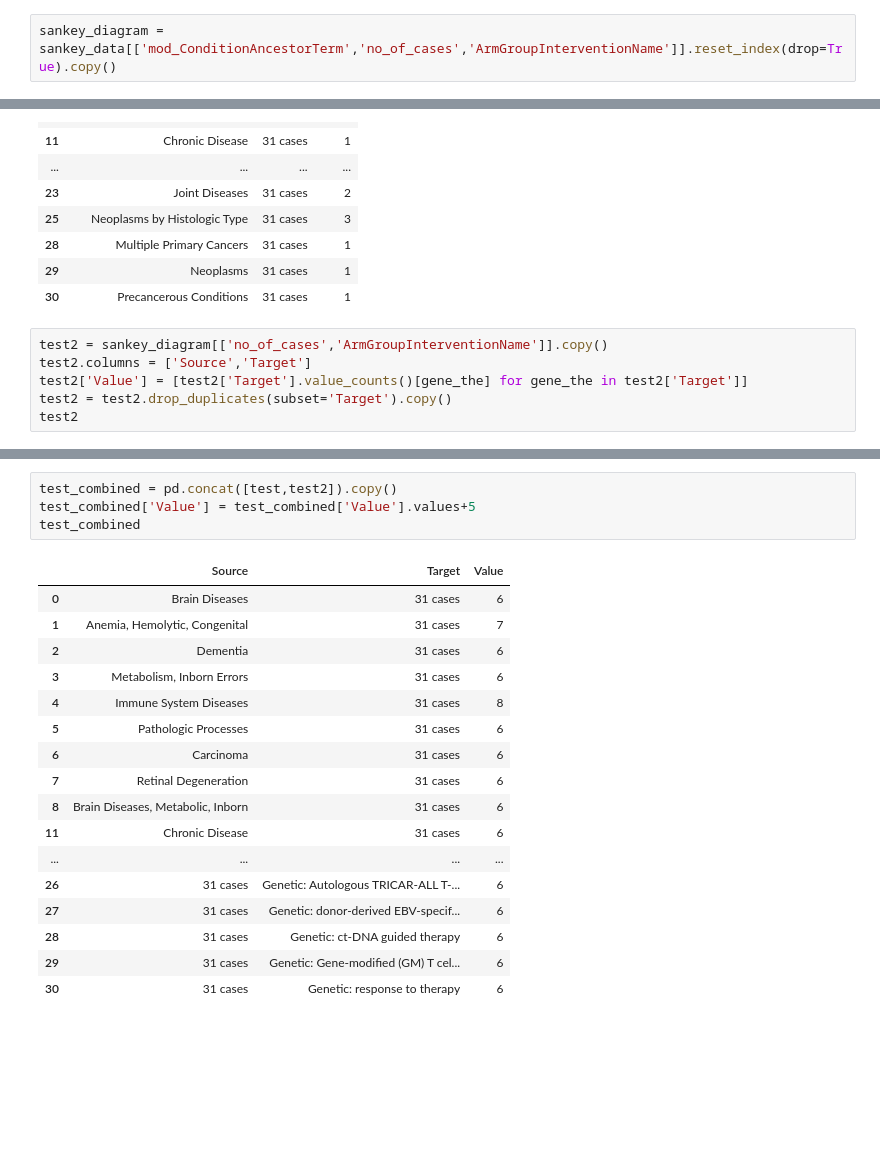
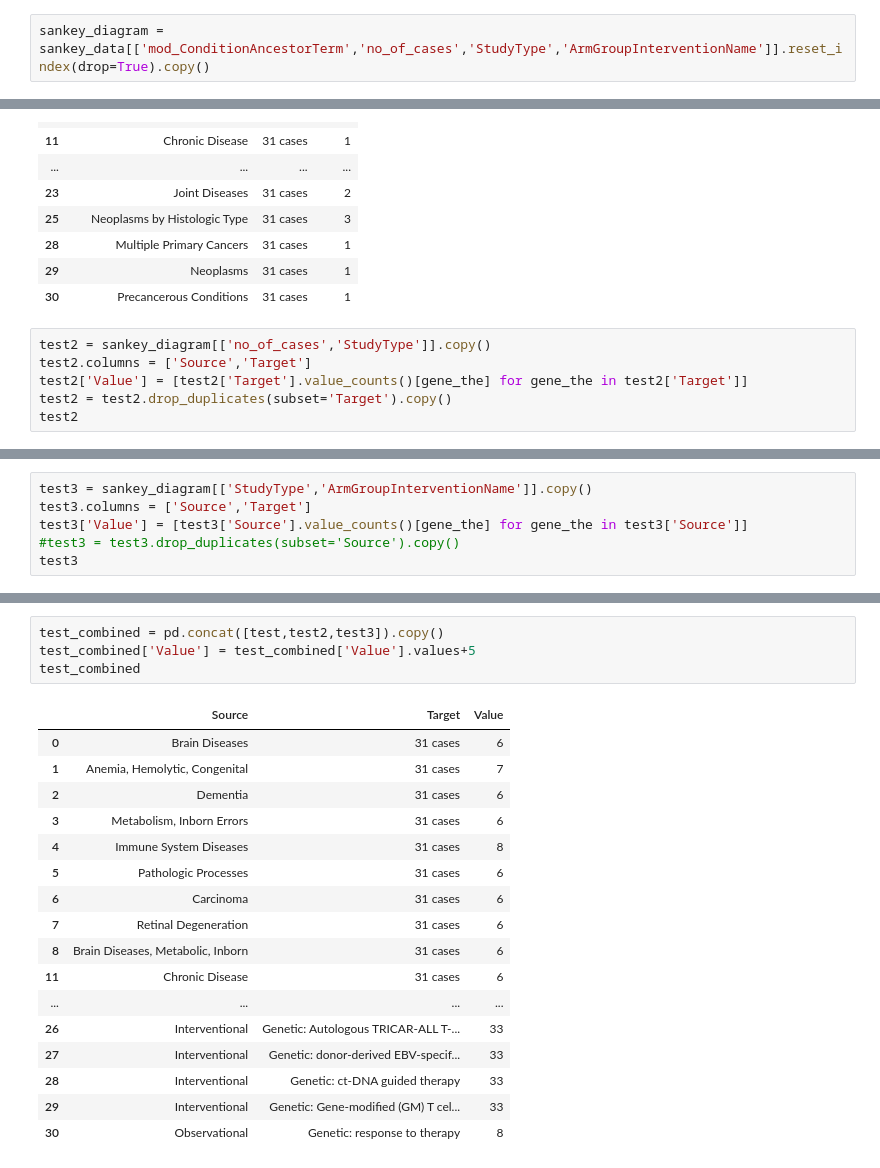
Before and after one commit to hshadman/testrun_, a Jupyter notebook: read_text.ipynb, the cells around one changed output, grey strips where cells are left out. Cells and saved outputs as stored; diff of their text form; blank space fills up the shorter version.

```diff
--- a/read_text.ipynb
+++ b/read_text.ipynb
@@ -223,7 +223,7 @@ sankey_data
 | 1313 | Long-Term Follow-up Protocol for ... | Interventional | June 19, 2018 | Neoplasms | Neoplasms | Genetic: Gene-modified (GM) T cel... | ... |
 | 1668 | Stem Cells And The Origins Of Bar... | Observational | January 2012 | Barrett's Esophagus | Precancerous Conditions|Neoplasms... | Genetic: response to therapy | ... |
 # %%
-sankey_diagram = sankey_data[['mod_ConditionAncestorTerm','no_of_cases','ArmGroupInterventionName']].reset_index(drop=True).copy()
+sankey_diagram = sankey_data[['mod_ConditionAncestorTerm','no_of_cases','StudyType','ArmGroupInterventionName']].reset_index(drop=True).copy()
 # %%
 sankey_diagram
 # %% [output]
@@ -269,7 +269,7 @@ test
 | 29 | Neoplasms | 31 cases | 1 |
 | 30 | Precancerous Conditions | 31 cases | 1 |
 # %%
-test2 = sankey_diagram[['no_of_cases','ArmGroupInterventionName']].copy()
+test2 = sankey_diagram[['no_of_cases','StudyType']].copy()
 test2.columns = ['Source','Target']
 test2['Value'] = [test2['Target'].value_counts()[gene_the] for gene_the in test2['Target']]
 test2 = test2.drop_duplicates(subset='Target').copy()
@@ -294,0 +281,6 @@ test2
+# %%
+test3 = sankey_diagram[['StudyType','ArmGroupInterventionName']].copy()
+test3.columns = ['Source','Target']
+test3['Value'] = [test3['Source'].value_counts()[gene_the] for gene_the in test3['Source']]
+#test3 = test3.drop_duplicates(subset='Source').copy()
+test3
@@ -295,22 +305,22 @@ test2
 # %%
-test_combined = pd.concat([test,test2]).copy()
+test_combined = pd.concat([test,test2,test3]).copy()
 test_combined['Value'] = test_combined['Value'].values+5
 test_combined
 # %% [output]
 |  | Source | Target | Value |
 | 0 | Brain Diseases | 31 cases | 6 |
 | 1 | Anemia, Hemolytic, Congenital | 31 cases | 7 |
 | 2 | Dementia | 31 cases | 6 |
 | 3 | Metabolism, Inborn Errors | 31 cases | 6 |
 | 4 | Immune System Diseases | 31 cases | 8 |
 | 5 | Pathologic Processes | 31 cases | 6 |
 | 6 | Carcinoma | 31 cases | 6 |
 | 7 | Retinal Degeneration | 31 cases | 6 |
 | 8 | Brain Diseases, Metabolic, Inborn | 31 cases | 6 |
 | 11 | Chronic Disease | 31 cases | 6 |
 | ... | ... | ... | ... |
-| 26 | 31 cases | Genetic: Autologous TRICAR-ALL T-... | 6 |
-| 27 | 31 cases | Genetic: donor-derived EBV-specif... | 6 |
-| 28 | 31 cases | Genetic: ct-DNA guided therapy | 6 |
-| 29 | 31 cases | Genetic: Gene-modified (GM) T cel... | 6 |
-| 30 | 31 cases | Genetic: response to therapy | 6 |
+| 26 | Interventional | Genetic: Autologous TRICAR-ALL T-... | 33 |
+| 27 | Interventional | Genetic: donor-derived EBV-specif... | 33 |
+| 28 | Interventional | Genetic: ct-DNA guided therapy | 33 |
+| 29 | Interventional | Genetic: Gene-modified (GM) T cel... | 33 |
+| 30 | Observational | Genetic: response to therapy | 8 |
```
Also changed, not shown: parts of 6 cells of this notebook.
